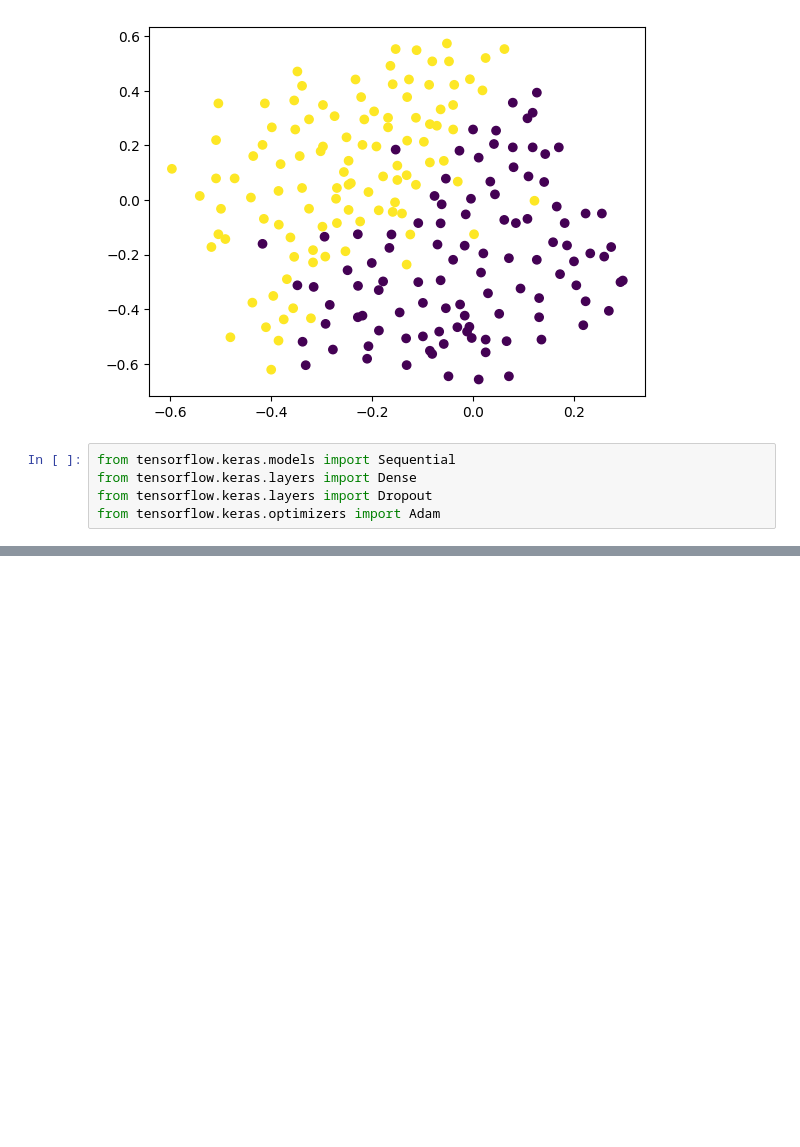
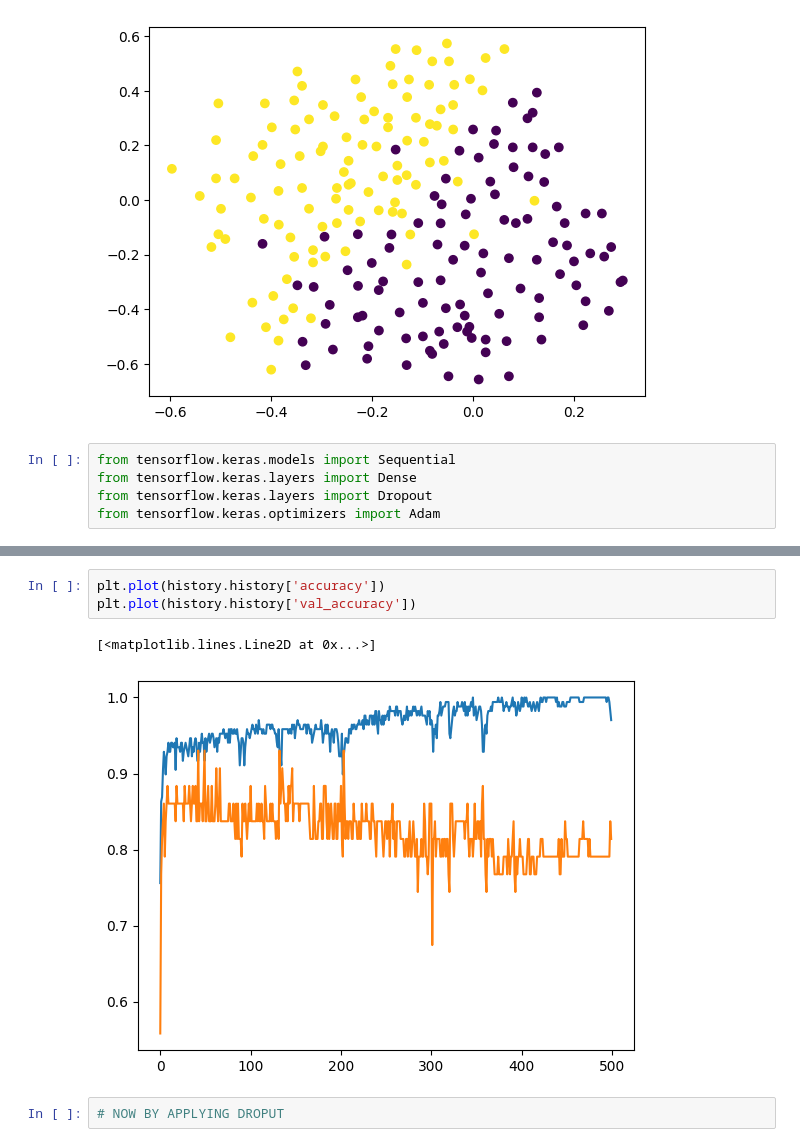
Before and after one commit to bhushanzade02/DEEP-LEARNING, a Jupyter notebook: 10_DROPOUT_CLASSIFICATION.ipynb, the cells around one changed output, grey strips where cells are left out. Drawn from its saved outputs; the diff is of its cells as text; blank space fills up the shorter version.

```diff
--- a/10_DROPOUT_CLASSIFICATION.ipynb
+++ b/10_DROPOUT_CLASSIFICATION.ipynb
@@ -286,0 +303,8 @@ Epoch 500/500
+# %%
+plt.plot(history.history['accuracy'])
+plt.plot(history.history['val_accuracy'])
+# %% [output]
+[<matplotlib.lines.Line2D at 0x...>]
+[figure, added]
+# %%
+# NOW BY APPLYING DROPUT
```
Also changed, not shown: parts of 7 cells of this notebook.
